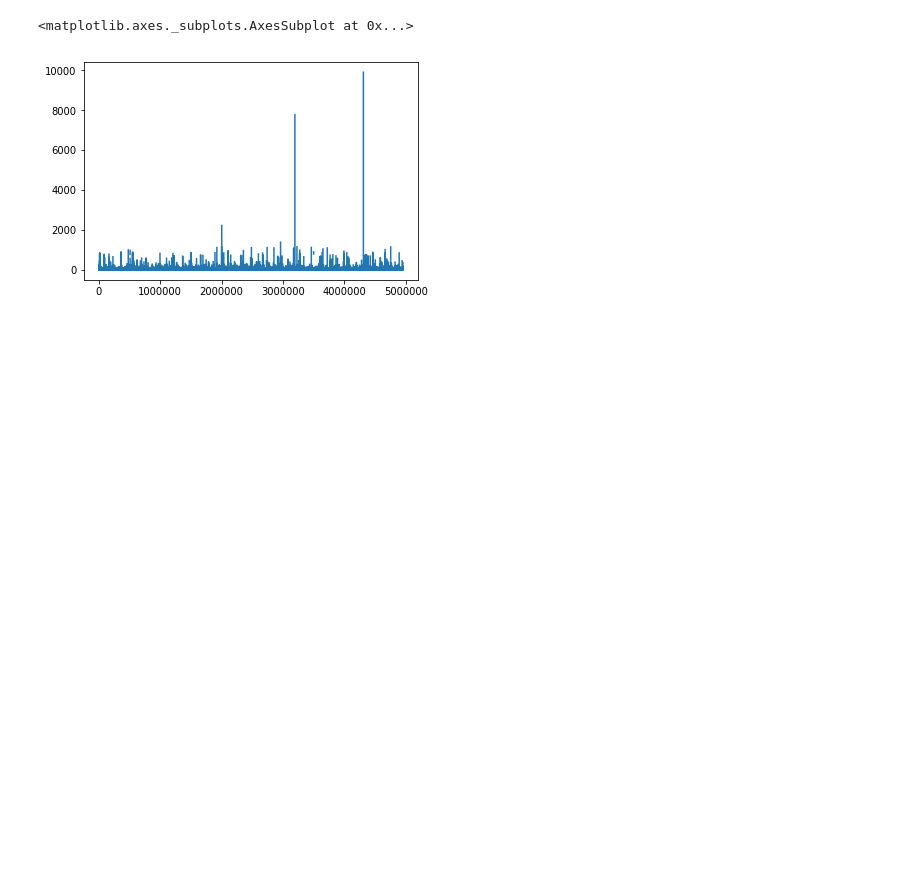
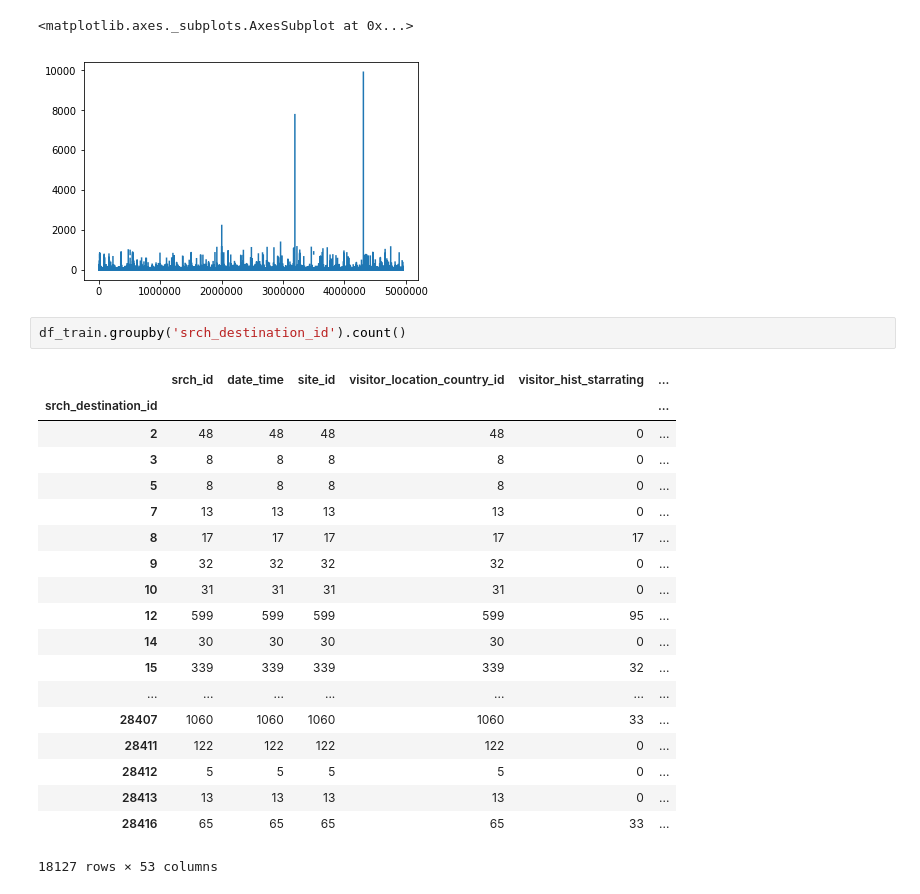
Before and after one commit to PimDijt/DMT, a Jupyter notebook: assignments/assignment2/explore.ipynb, the cells around one changed output. Drawn from its saved outputs; the diff is of its cells as text; blank space fills up the shorter version.

```diff
--- a/assignments/assignment2/explore.ipynb
+++ b/assignments/assignment2/explore.ipynb
@@ -109,3 +100,25 @@ df_train.comp7_rate_percent_diff.plot()
 # %% [output]
 <matplotlib.axes._subplots.AxesSubplot at 0x...>
 [figure]
+# %%
+df_train.groupby('srch_destination_id').count()
+# %% [output]
+|  | srch_id | date_time | site_id | visitor_location_country_id | visitor_hist_starrating | ... |
+| srch_destination_id |  |  |  |  |  | ... |
+| 2 | 48 | 48 | 48 | 48 | 0 | ... |
+| 3 | 8 | 8 | 8 | 8 | 0 | ... |
+| 5 | 8 | 8 | 8 | 8 | 0 | ... |
+| 7 | 13 | 13 | 13 | 13 | 0 | ... |
+| 8 | 17 | 17 | 17 | 17 | 17 | ... |
+| 9 | 32 | 32 | 32 | 32 | 0 | ... |
+| 10 | 31 | 31 | 31 | 31 | 0 | ... |
+| 12 | 599 | 599 | 599 | 599 | 95 | ... |
+| 14 | 30 | 30 | 30 | 30 | 0 | ... |
+| 15 | 339 | 339 | 339 | 339 | 32 | ... |
+| ... | ... | ... | ... | ... | ... | ... |
+| 28407 | 1060 | 1060 | 1060 | 1060 | 33 | ... |
+| 28411 | 122 | 122 | 122 | 122 | 0 | ... |
+| 28412 | 5 | 5 | 5 | 5 | 0 | ... |
+| 28413 | 13 | 13 | 13 | 13 | 0 | ... |
+| 28416 | 65 | 65 | 65 | 65 | 33 | ... |
+18127 rows × 53 columns
```
Also changed, not shown: parts of 2 cells of this notebook, 8 other files.
